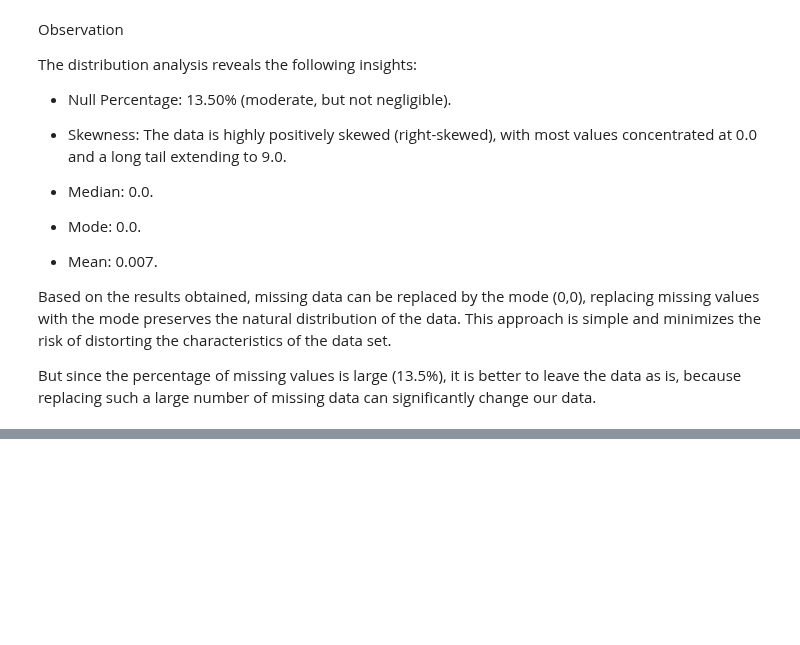
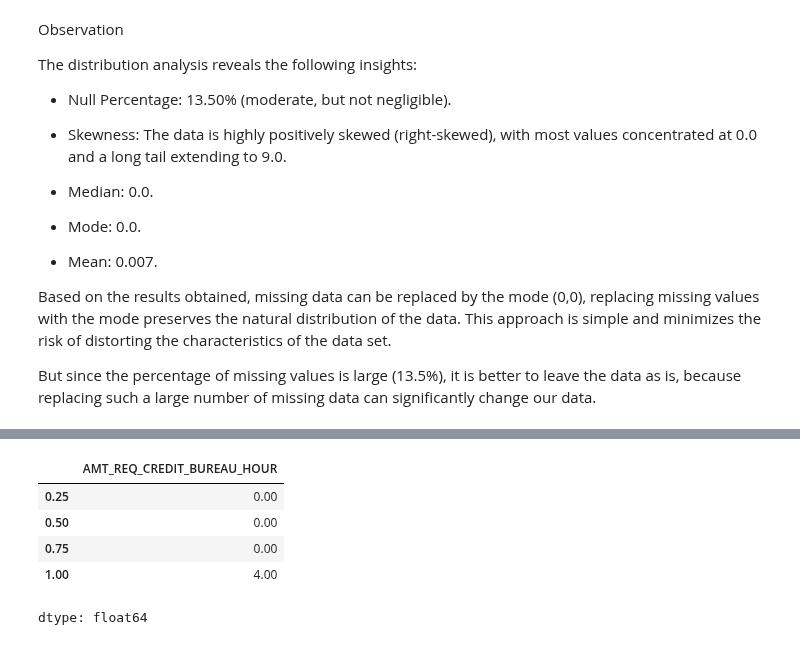
Before and after one commit to KharchenkoAnastasia/credit-default-risk-analysis, a Jupyter notebook: Home_Credit_Default_Risk.ipynb, the cells around one changed output, grey strips where cells are left out. Cells and saved outputs as stored; diff of their text form; code cells hidden in the pictures; blank space fills up the shorter version.

```diff
--- a/Home_Credit_Default_Risk.ipynb
+++ b/Home_Credit_Default_Risk.ipynb
@@ -930,0 +953,9 @@
+# %%
+df.AMT_REQ_CREDIT_BUREAU_HOUR.quantile(q = [0.25,0.5,0.75,1])
+# %% [output]
+|  | AMT_REQ_CREDIT_BUREAU_HOUR |
+| 0.25 | 0.00 |
+| 0.50 | 0.00 |
+| 0.75 | 0.00 |
+| 1.00 | 4.00 |
+dtype: float64
```
Also changed, not shown: parts of 10 cells of this notebook.
